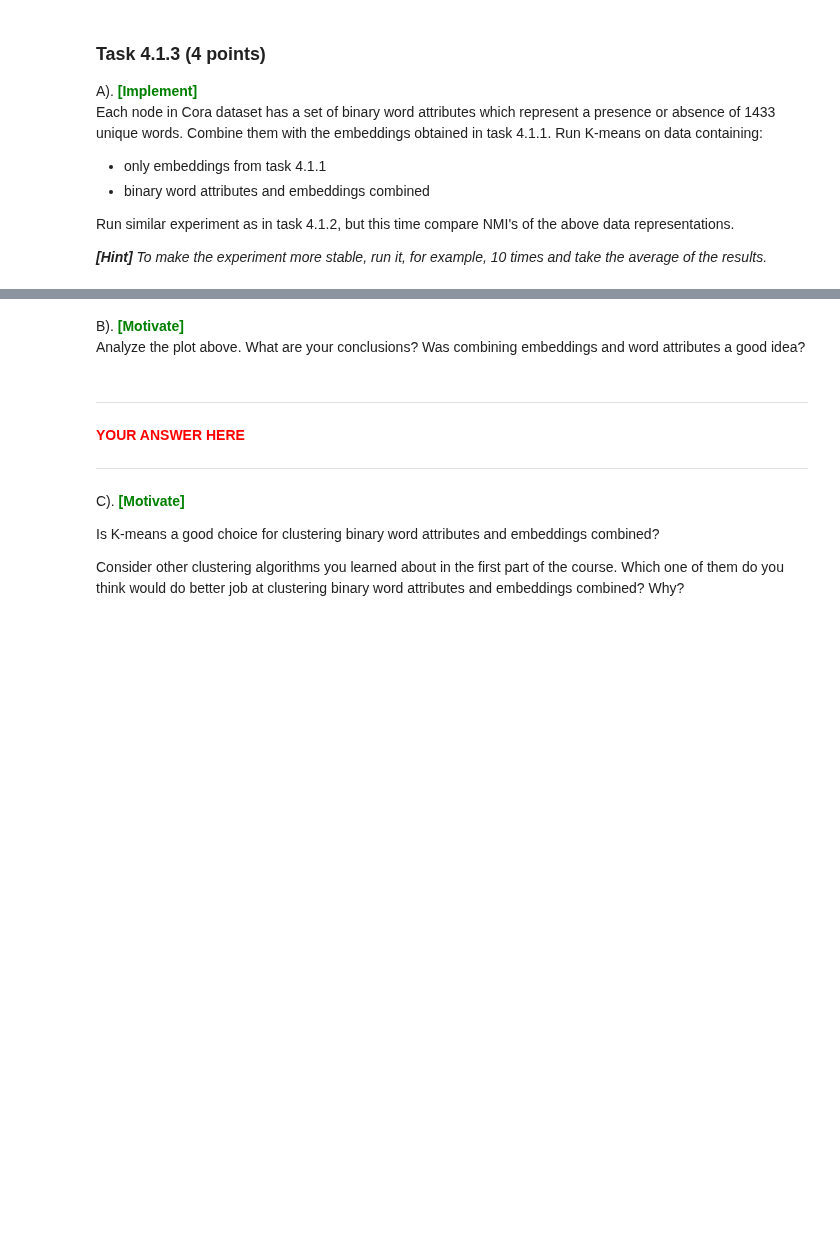
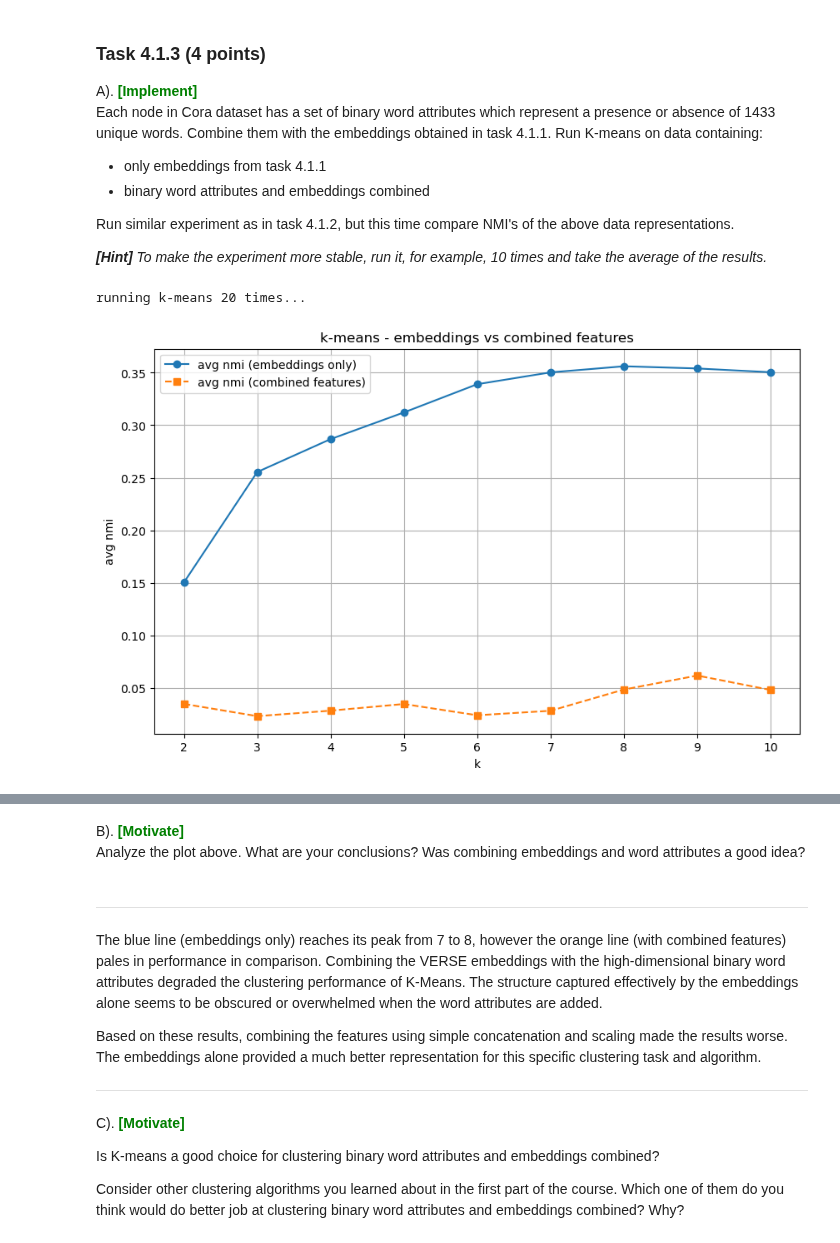
Before and after one commit to garlicxd/dm2025-group-7, a Jupyter notebook: handins/handin2.ipynb, the cells around one changed output, grey strips where cells are left out. Saved outputs shown, nothing was run; the diff lists cells and outputs as text; code cells hidden in the pictures; blank space fills up the shorter version.

```diff
--- a/handins/handin2.ipynb
+++ b/handins/handin2.ipynb
@@ -1165,4 +1251,80 @@ Run similar experiment as in task 4.1.2, but this time compare NMI's of the abov
 # %%
 ### YOUR CODE HERE
 
+from sklearn.preprocessing import StandardScaler
+
+# variables
+if 'emb' not in locals():
+    emb = np.load('verse.npy')
+
+# implementation
+word_attributes = content.loc[node_list_ordered, range(1, 1434)].to_numpy()
+
+# combine embeddings and word attributes
+scaler_emb = StandardScaler()
+emb_scaled = scaler_emb.fit_transform(emb)
+
+scaler_attr = StandardScaler()
+word_attributes_scaled = scaler_attr.fit_transform(word_attributes.astype(float) + 1e-9)
+
+combined_features = np.concatenate((emb_scaled, word_attributes_scaled), axis=1)
+
+# run k-means 10 times
+n_runs = 10
+k_values = range(2, 11)
+avg_nmi_emb_only = []
+avg_nmi_combined = []
+
+print(f"\nrunning k-means {n_runs} times...")
+
+for k in tqdm(k_values, desc="k-means comparison"):
+    nmi_runs_emb = []
+    nmi_runs_combined = []
+    for i in range(n_runs):
+
+        # deterministic random state, but different for each iteration
+        random_state = i + 42
+
+        # k-means using original embeddings emb
+        kmeans_emb = KMeans(n_clusters=k, random_state=random_state, n_init=1).fit(emb) # Use random_state=i
+        nmi_emb = normalized_mutual_info_score(ground_truth_labels, kmeans_emb.labels_)
+        nmi_runs_emb.append(nmi_emb)
+
+        # k-means using combined_features
+        kmeans_combined = KMeans(n_clusters=k, random_state=random_state, n_init=1).fit(combined_features)
+        nmi_combined = normalized_mutual_info_score(ground_truth_labels, kmeans_combined.labels_)
+        nmi_runs_combined.append(nmi_combined)
+
+    avg_nmi_emb_only.append(np.mean(nmi_runs_emb))
+    avg_nmi_combined.append(np.mean(nmi_runs_combined))
+
+# Plotting the comparison
+plt.figure(figsize=(10, 6))
+plt.plot(k_values, avg_nmi_emb_only, marker='o', linestyle='-', label='avg nmi (embeddings only)')
+plt.plot(k_values, avg_nmi_combined, marker='s', linestyle='--', label='avg nmi (combined features)')
+plt.xlabel("k")
+plt.ylabel("avg nmi")
+plt.title("k-means - embeddings vs combined features")
+plt.xticks(k_values)
+plt.legend()
+plt.grid(True)
+plt.show()
+
+print("\naverage nmi scores:")
+print("k\temb only\tcombined")
+for k, nmi_e, nmi_c in zip(k_values, avg_nmi_emb_only, avg_nmi_combined):
+    print(f"{k}\t{nmi_e:.4f}\t\t{nmi_c:.4f}")
+
+# Find best k for each representation
+best_k_emb_only = k_values[np.argmax(avg_nmi_emb_only)]
+best_nmi_emb_only = max(avg_nmi_emb_only)
+best_k_combined = k_values[np.argmax(avg_nmi_combined)]
+best_nmi_combined = max(avg_nmi_combined)
+
+print(f"\nbest avg nmi on emb: {best_nmi_emb_only:.4f} at k={best_k_emb_only}")
+print(f"best avg nmi on combined: {best_nmi_combined:.4f} at k={best_k_combined}")
+
 ### YOUR CODE HERE
+# %% [output]
+running k-means 20 times...
+[figure, added]
@@ -1171,8 +1347,9 @@ B). <span style='color: green'>**\[Motivate\]**</span> <br>
 Analyze the plot above. What are your conclusions? Was combining embeddings and word attributes a good idea?
 # %% [markdown]
 *******************
-<span style="color:red">**YOUR ANSWER HERE**</span> <br>
+The blue line (embeddings only) reaches its peak from 7 to 8, however the orange line (with combined features) pales in performance in comparison. Combining the VERSE embeddings with the high-dimensional binary word attributes degraded the clustering performance of K-Means. The structure captured effectively by the embeddings alone seems to be obscured or overwhelmed when the word attributes are added.
 
+Based on these results, combining the features using simple concatenation and scaling made the results worse. The embeddings alone provided a much better representation for this specific clustering task and algorithm.
 ******************
 # %% [markdown]
 C). <span style='color: green'>**\[Motivate\]**</span> <br>
```
Also changed, not shown: parts of 24 cells of this notebook, 1 other file.
